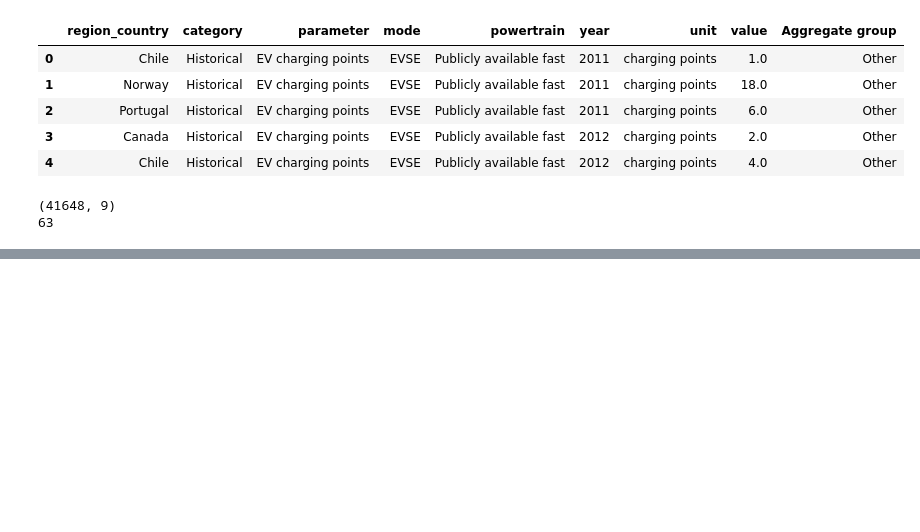
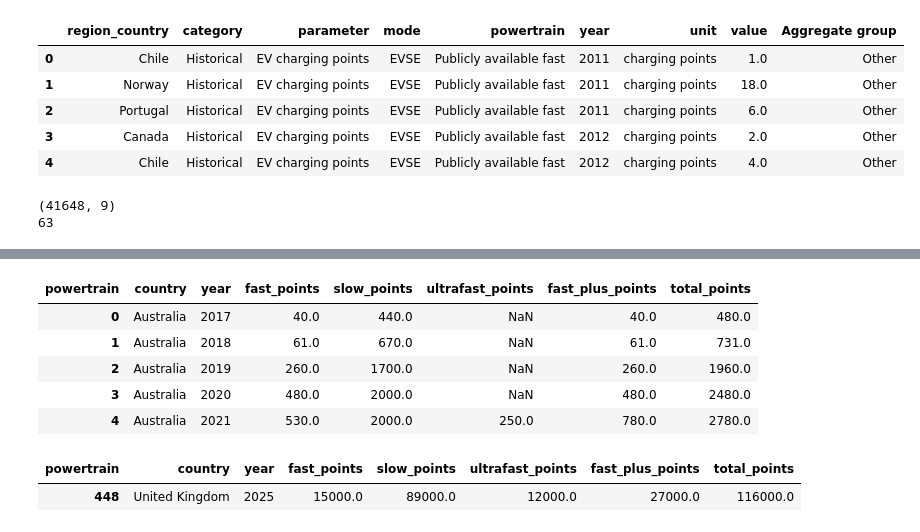
Before and after one commit to kraussk9/ev-charging-gap, a Jupyter notebook: notebooks/04_clean_iea.ipynb, the cells around one changed output, grey strips where cells are left out. Drawn from its saved outputs; the diff is of its cells as text; code cells hidden in the pictures; blank space fills up the shorter version.

```diff
--- a/notebooks/04_clean_iea.ipynb
+++ b/notebooks/04_clean_iea.ipynb
@@ -42,0 +74,27 @@ print(iea_hist["region_country"].nunique())
+# %%
+# Supply side: public charging points, per country per year
+# 1. Keep rows where the measure is EV charging points
+# 2. Pivot: turn the three speed rows (slow, fast, ultra-fast) into three columns,
+#    so each country-year sits on one row (the opposite of melt)
+# 3. Turn country and year back into normal columns (reset_index)
+# 4. Give the columns clear names
+# 5. Check: expect (458, 5) and 44 places
+
+points = iea_hist[iea_hist["parameter"] == "EV charging points"]
+
+points = points.pivot_table(
+    index=["region_country", "year"],
+    columns="powertrain",
+    values="value"
+).reset_index()
+
+points = points.rename(columns={
+    "region_country": "country",
+    "Publicly available slow": "slow_points",
+    "Publicly available fast": "fast_points",
+    "Publicly available ultra-fast": "ultrafast_points"
+})
+
+print(points.shape)
+print(points["country"].nunique())
+points.head()
@@ -42,0 +110,27 @@ print(iea_hist["region_country"].nunique())
+# %%
+# Add up charging points, skipping missing values
+# 1. fast_plus_points: fast + ultra-fast (everything over 22kW, the road-trip measure)
+# 2. total_points: slow + fast + ultra-fast
+# 3. Use .sum(axis=1) so a missing value is skipped rather than wiping out the total
+#    (min_count=1: if ALL the values are missing, the result stays missing, not 0)
+# 4. Check: Australia 2017 = 40 fast-plus, 480 total; UK 2025 = 27000 fast-plus, 116000 total
+
+points["fast_plus_points"] = points[["fast_points", "ultrafast_points"]].sum(axis=1, min_count=1)
+
+points["total_points"] = points[["slow_points", "fast_points", "ultrafast_points"]].sum(axis=1, min_count=1)
+
+points.head()
+# %% [output]
+| powertrain | country | year | fast_points | slow_points | ultrafast_points | fast_plus_points | total_points |
+| 0 | Australia | 2017 | 40.0 | 440.0 | NaN | 40.0 | 480.0 |
+| 1 | Australia | 2018 | 61.0 | 670.0 | NaN | 61.0 | 731.0 |
+| 2 | Australia | 2019 | 260.0 | 1700.0 | NaN | 260.0 | 1960.0 |
+| 3 | Australia | 2020 | 480.0 | 2000.0 | NaN | 480.0 | 2480.0 |
+| 4 | Australia | 2021 | 530.0 | 2000.0 | 250.0 | 780.0 | 2780.0 |
+# %%
+# Check the UK in 2025: expect 27000 fast-plus and 116000 total
+
+points[(points["country"] == "United Kingdom") & (points["year"] == 2025)]
+# %% [output]
+| powertrain | country | year | fast_points | slow_points | ultrafast_points | fast_plus_points | total_points |
+| 448 | United Kingdom | 2025 | 15000.0 | 89000.0 | 12000.0 | 27000.0 | 116000.0 |
```
Also changed, not shown: parts of 5 cells of this notebook.
